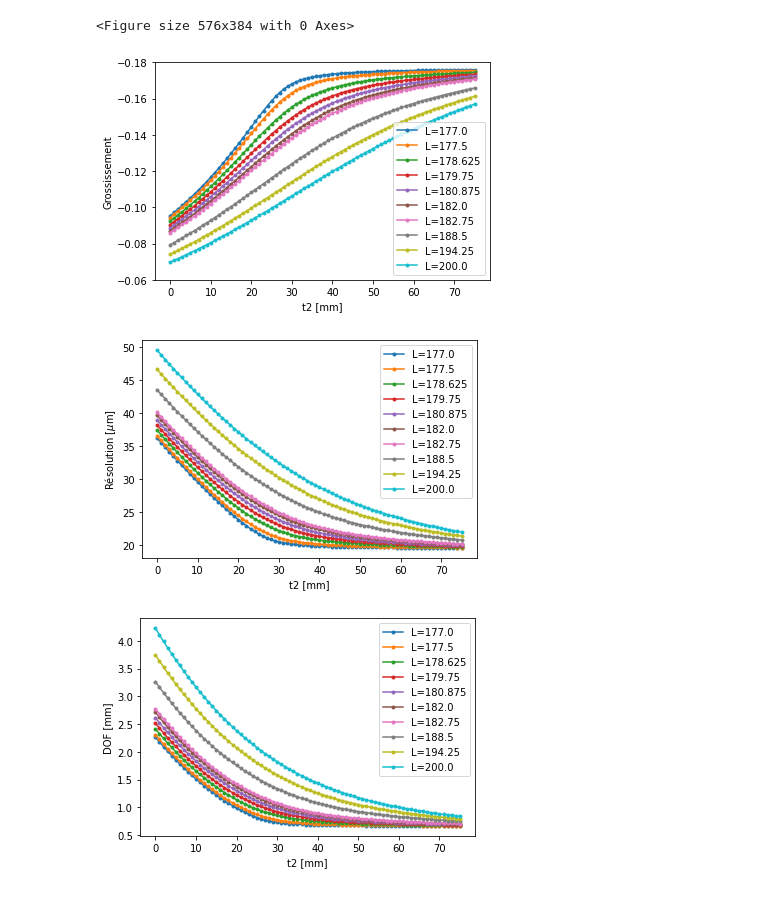
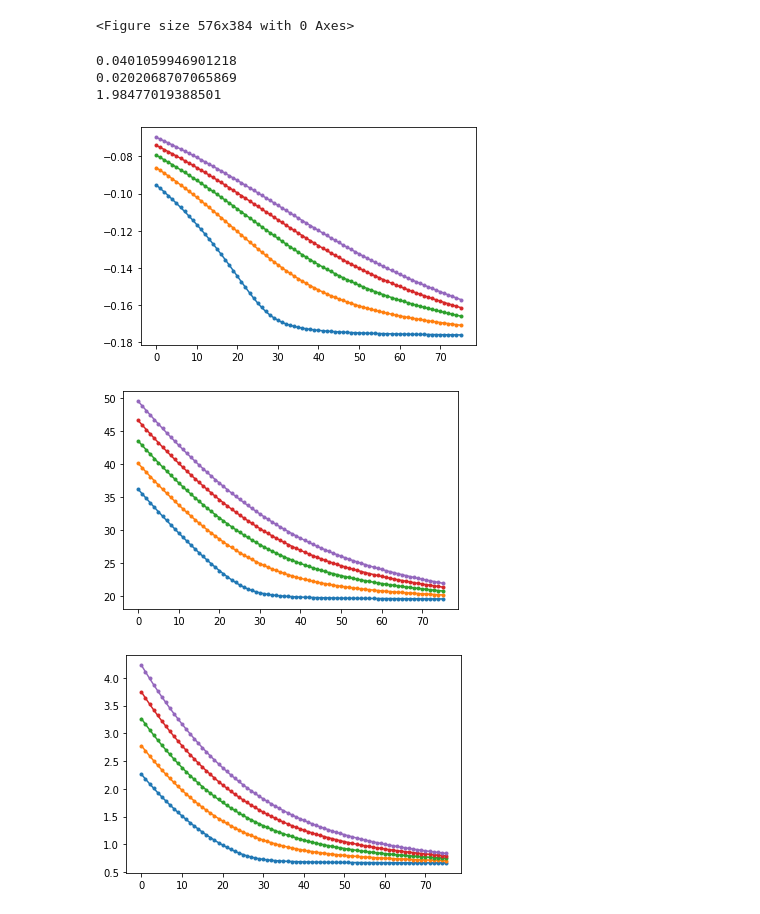
Before and after one commit to AfreeButterfly/Optique_polymtl, a Jupyter notebook: Lab2/Simulations/Fragmented code.ipynb, the cells around one changed output. Cells and saved outputs as stored; diff of their text form; code cells hidden in the pictures.

```diff
--- a/Lab2/Simulations/Fragmented code.ipynb
+++ b/Lab2/Simulations/Fragmented code.ipynb
@@ -144,35 +144,42 @@ for L in new_l_list:
 Total_L_list=np.concatenate((L_list,new_l_list))
 # %%
 Total_L_list=np.sort(Total_L_list)
-for L in Total_L_list:
+for L in L_list:
     plt.figure("A")
     plt.plot(t2range, data_dic[f"A_L{L}"], '.-',label=f"L={L}")
 
     plt.figure("res")
     plt.plot(t2range, np.array(data_dic[f"res_L{L}"])*1000, '.-',label=f"L={L}")
 
     plt.figure("deltaz")
     plt.plot(t2range, data_dic[f"deltaz_L{L}"], '.-',label=f"L={L}")
 
 
-plt.figure("A")
-plt.legend()
-plt.ylim(-0.06, -0.180)
-plt.xlabel('t2 [mm]')
-plt.ylabel('Grossissement')
+print(max(data_dic["res_L182.75"]))
+print(min(data_dic["res_L182.75"]))
+print(max(data_dic["res_L182.75"])/min(data_dic["res_L182.75"]))
+# plt.figure("A")
+# plt.legend()
+# plt.ylim(-0.06, -0.180)
+# plt.xlabel('t2 [mm]')
+# plt.ylabel('Grossissement')
 
-plt.figure("res")
-plt.legend()
-plt.xlabel('t2 [mm]')
-plt.ylabel(f'Résolution [$\mu$m]')
+# plt.figure("res")
+# plt.legend()
+# plt.xlabel('t2 [mm]')
+# plt.ylabel(f'Résolution [$\mu$m]')
+# plt.savefig("resvst2_5L")
 
-plt.figure("deltaz")
-plt.legend()
-plt.xlabel('t2 [mm]')
-plt.ylabel('DOF [mm]')
+# plt.figure("deltaz")
+# plt.legend()
+# plt.xlabel('t2 [mm]')
+# plt.ylabel('DOF [mm]')
 
-plt.show()
+# plt.show()
 # %% [output]
+0.0401059946901218
+0.0202068707065869
+1.98477019388501
-[figure, old version]
+[figure, new version]
-[figure, old version]
+[figure, new version]
-[figure, old version]
+[figure, new version]
```
Also changed, not shown: 1 other file.
